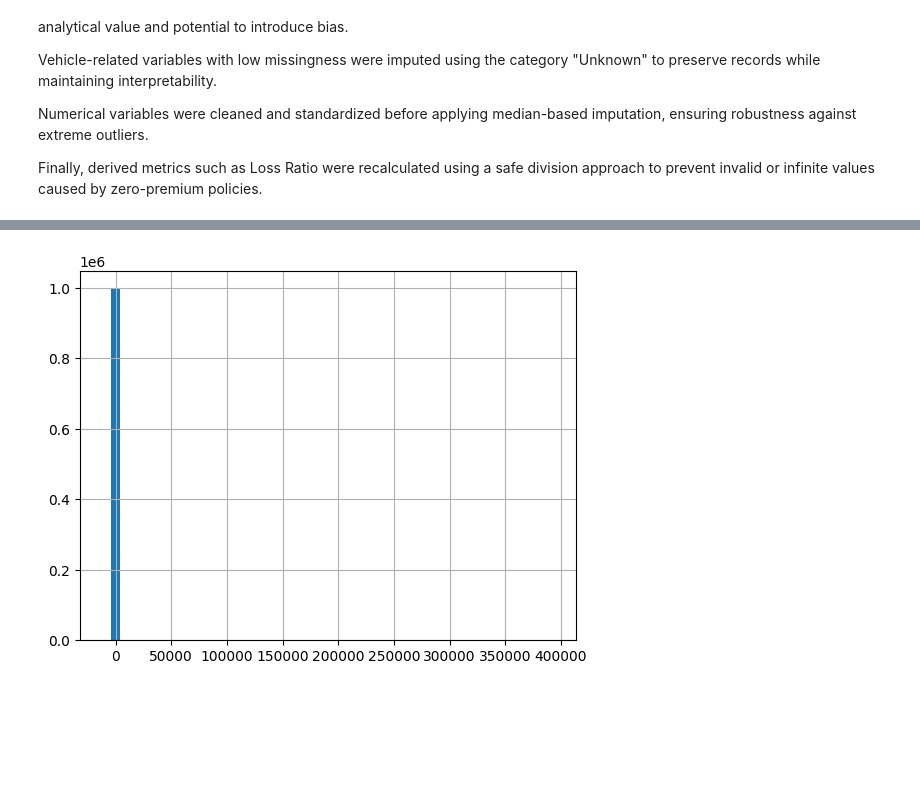
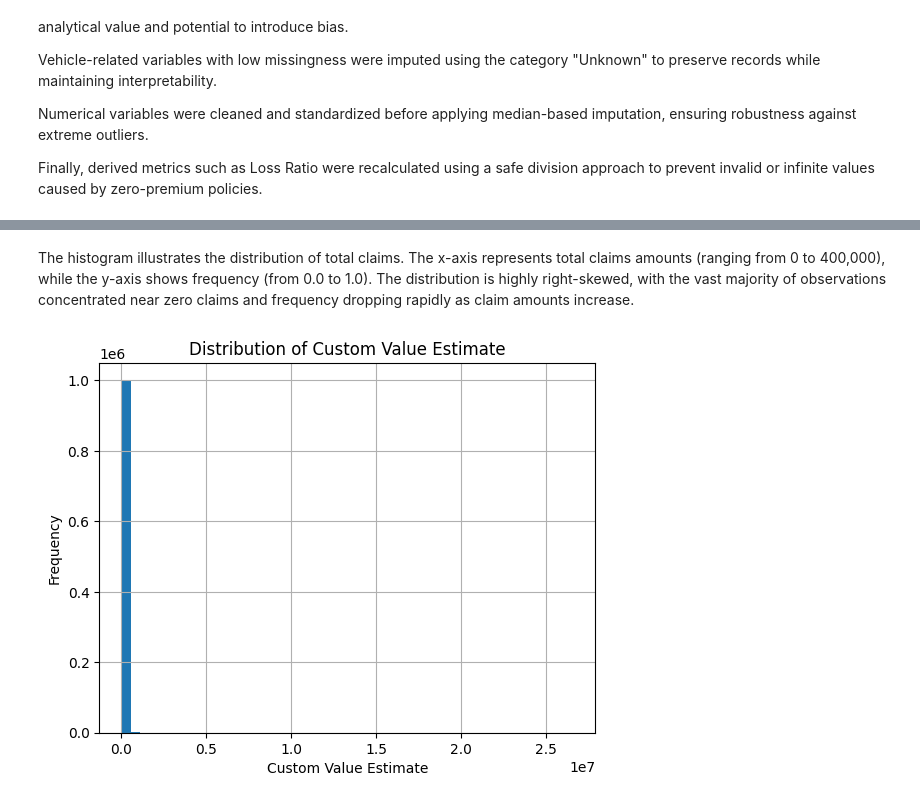
Before and after one commit to ILam2010/insurance-risk-analytics, a Jupyter notebook: notebooks/01_eda.ipynb, the cells around one changed output, grey strips where cells are left out. Drawn from its saved outputs; the diff is of its cells as text; code cells hidden in the pictures; blank space fills up the shorter version.

```diff
--- a/notebooks/01_eda.ipynb
+++ b/notebooks/01_eda.ipynb
@@ -189,8 +220,12 @@ Finally, derived metrics such as Loss Ratio were recalculated using a safe divis
+# %% [markdown]
+The histogram illustrates the distribution of total claims. The x-axis represents total claims amounts (ranging from 0 to 400,000), while the y-axis shows frequency (from 0.0 to 1.0). The distribution is highly right-skewed, with the vast majority of observations concentrated near zero claims and frequency dropping rapidly as claim amounts increase.
 # %%
-import matplotlib.pyplot as plt
+df["CustomValueEstimate"].hist(bins=50)
 
-df["TotalClaims"].hist(bins=50)
+plt.title("Distribution of Custom Value Estimate")
+plt.xlabel("Custom Value Estimate")
+plt.ylabel("Frequency")
 
 plt.show()
 # %% [output]
-[figure, old version]
+[figure, new version]
```
Also changed, not shown: parts of 48 cells of this notebook, 2 other files.
